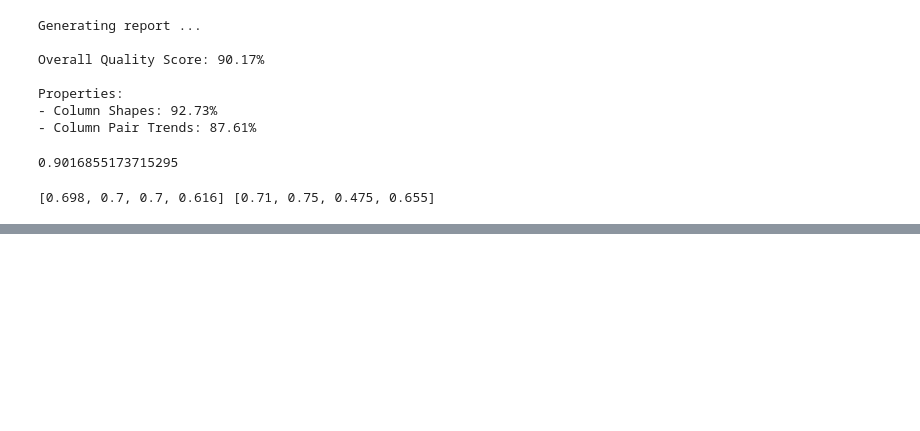
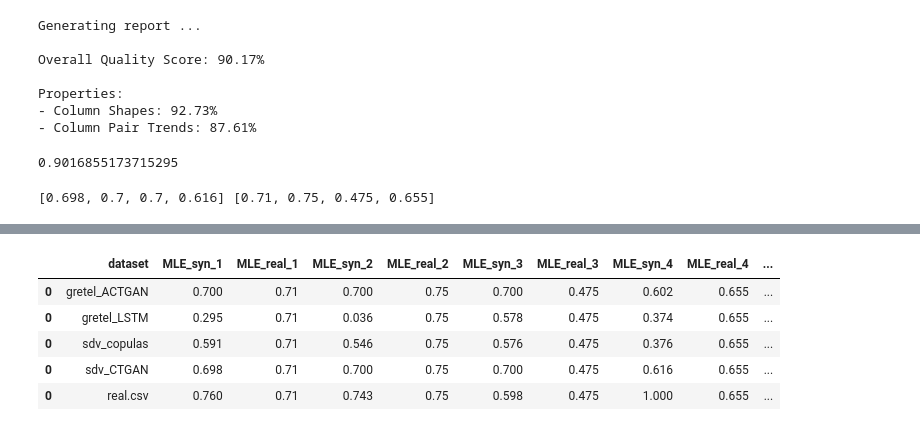
Before and after one commit to GabrielTalasso/tabular_data_generation, a Jupyter notebook: evaluate_generations.ipynb, the cells around one changed output, grey strips where cells are left out. Cells and saved outputs as stored; diff of their text form; code cells hidden in the pictures; blank space fills up the shorter version.

```diff
--- a/evaluate_generations.ipynb
+++ b/evaluate_generations.ipynb
@@ -113,0 +115,15 @@ print(acc_discriminator) #acuracia bem meno, como esperado (é mais dificil de d
+# %%
+datasets = [pd.read_csv('data/german_gretel_ACTGAN.csv'),
+            pd.read_csv('data/german_gretel_LSTM.csv'),
+            pd.read_csv('data/german_sdv_copulas.csv'),
+            pd.read_csv('data/german_sdv_CTGAN.csv'),
+            pd.read_csv('data/german_real.csv')
+            ]
+
+names =['gretel_ACTGAN',
+        'gretel_LSTM',
+        'sdv_copulas',
+        'sdv_CTGAN',
+        'real.csv']
+# %%
+eval = Evaluation(synthetic_datasets=datasets, real_dataset=real_data, synthetic_datasets_names=names)
@@ -114 +138,10 @@ print(acc_discriminator) #acuracia bem meno, como esperado (é mais dificil de d
+# %%
+eval.complete_evaluation
+# %% [output]
+|  | dataset | MLE_syn_1 | MLE_real_1 | MLE_syn_2 | MLE_real_2 | MLE_syn_3 | MLE_real_3 | MLE_syn_4 | MLE_real_4 | ... |
+| 0 | gretel_ACTGAN | 0.700 | 0.71 | 0.700 | 0.75 | 0.700 | 0.475 | 0.602 | 0.655 | ... |
+| 0 | gretel_LSTM | 0.295 | 0.71 | 0.036 | 0.75 | 0.578 | 0.475 | 0.374 | 0.655 | ... |
+| 0 | sdv_copulas | 0.591 | 0.71 | 0.546 | 0.75 | 0.576 | 0.475 | 0.376 | 0.655 | ... |
+| 0 | sdv_CTGAN | 0.698 | 0.71 | 0.700 | 0.75 | 0.700 | 0.475 | 0.616 | 0.655 | ... |
+| 0 | real.csv | 0.760 | 0.71 | 0.743 | 0.75 | 0.598 | 0.475 | 1.000 | 0.655 | ... |
 # %%
```
Also changed, not shown: parts of 5 cells of this notebook, 3 other files.
